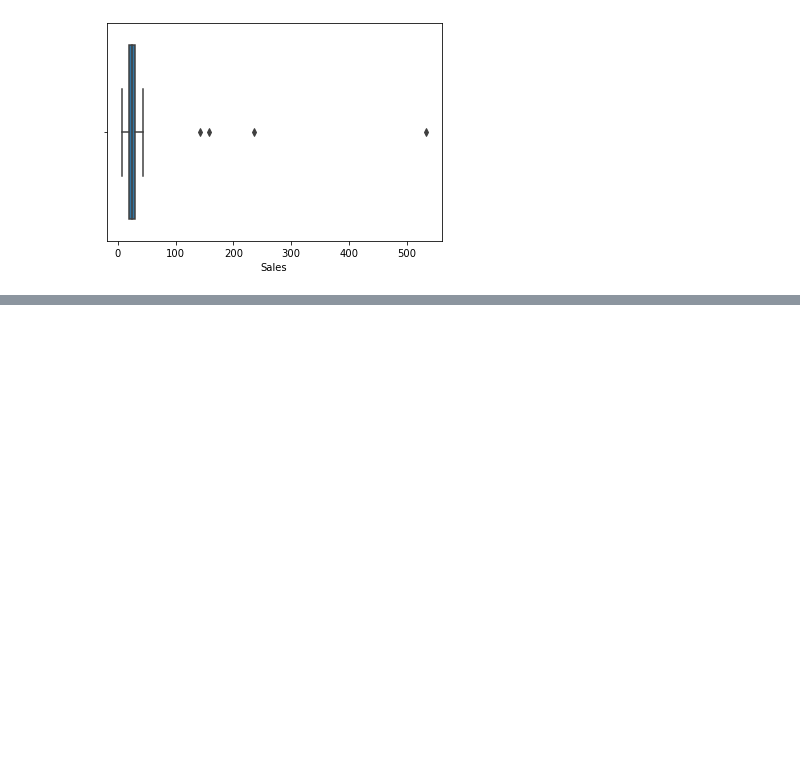
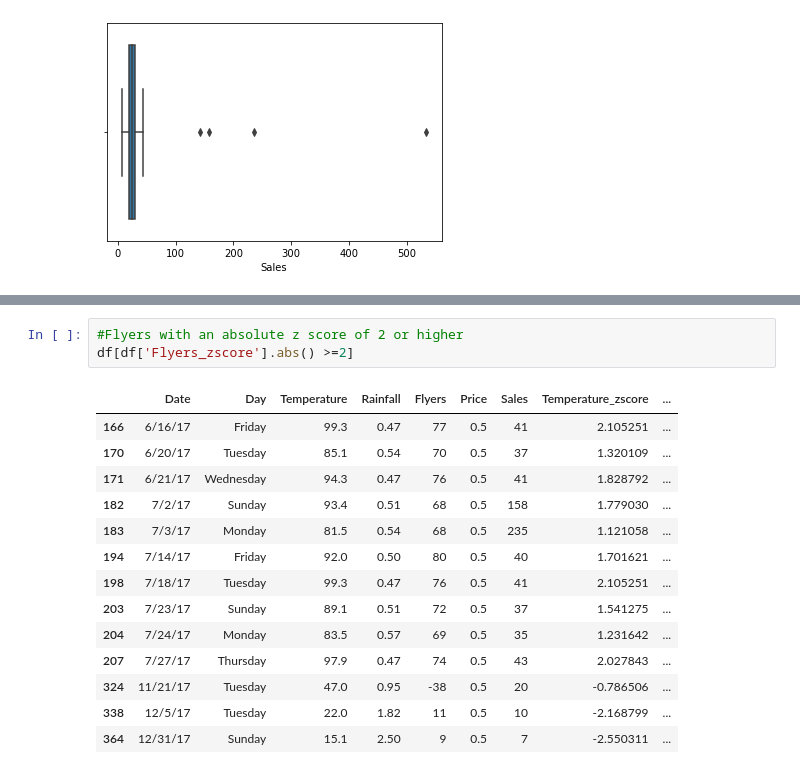
Before and after one commit to LinhQuach13/anomaly-detection-exercises, a Jupyter notebook: continuous_probabilistic_methods.ipynb, the cells around one changed output, grey strips where cells are left out. Cells and saved outputs as stored; diff of their text form; blank space fills up the shorter version.

```diff
--- a/continuous_probabilistic_methods.ipynb
+++ b/continuous_probabilistic_methods.ipynb
@@ -504,0 +469,18 @@ Standard Deviation 2
+# %%
+#Flyers with an absolute z score of 2 or higher
+df[df['Flyers_zscore'].abs() >=2]
+# %% [output]
+|  | Date | Day | Temperature | Rainfall | Flyers | Price | Sales | Temperature_zscore | ... |
+| 166 | 6/16/17 | Friday | 99.3 | 0.47 | 77 | 0.5 | 41 | 2.105251 | ... |
+| 170 | 6/20/17 | Tuesday | 85.1 | 0.54 | 70 | 0.5 | 37 | 1.320109 | ... |
+| 171 | 6/21/17 | Wednesday | 94.3 | 0.47 | 76 | 0.5 | 41 | 1.828792 | ... |
+| 182 | 7/2/17 | Sunday | 93.4 | 0.51 | 68 | 0.5 | 158 | 1.779030 | ... |
+| 183 | 7/3/17 | Monday | 81.5 | 0.54 | 68 | 0.5 | 235 | 1.121058 | ... |
+| 194 | 7/14/17 | Friday | 92.0 | 0.50 | 80 | 0.5 | 40 | 1.701621 | ... |
+| 198 | 7/18/17 | Tuesday | 99.3 | 0.47 | 76 | 0.5 | 41 | 2.105251 | ... |
+| 203 | 7/23/17 | Sunday | 89.1 | 0.51 | 72 | 0.5 | 37 | 1.541275 | ... |
+| 204 | 7/24/17 | Monday | 83.5 | 0.57 | 69 | 0.5 | 35 | 1.231642 | ... |
+| 207 | 7/27/17 | Thursday | 97.9 | 0.47 | 74 | 0.5 | 43 | 2.027843 | ... |
+| 324 | 11/21/17 | Tuesday | 47.0 | 0.95 | -38 | 0.5 | 20 | -0.786506 | ... |
+| 338 | 12/5/17 | Tuesday | 22.0 | 1.82 | 11 | 0.5 | 10 | -2.168799 | ... |
+| 364 | 12/31/17 | Sunday | 15.1 | 2.50 | 9 | 0.5 | 7 | -2.550311 | ... |
```
Also changed, not shown: parts of 15 cells of this notebook.
